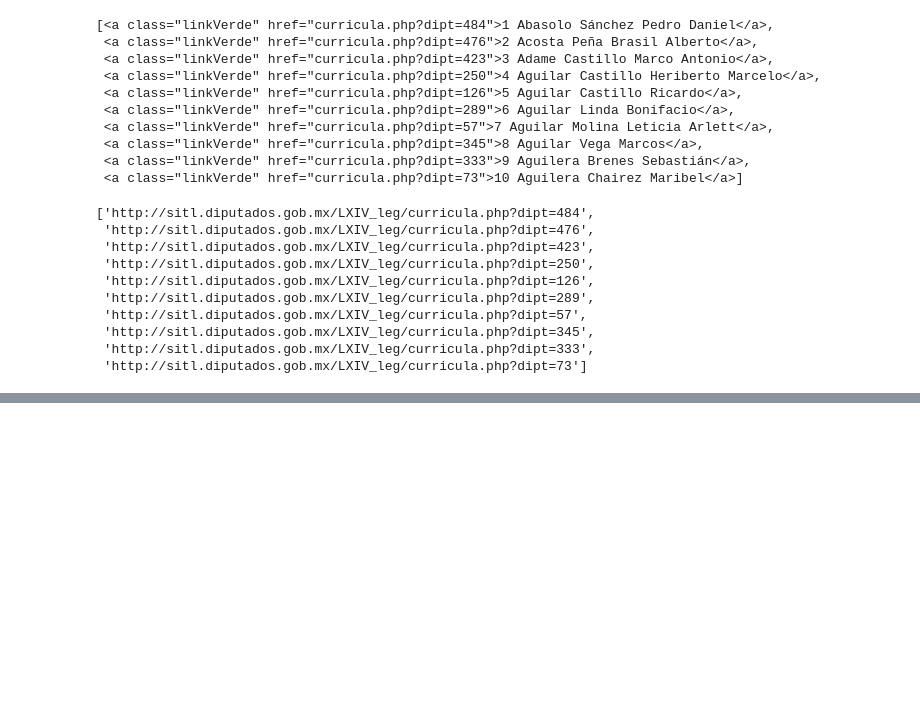
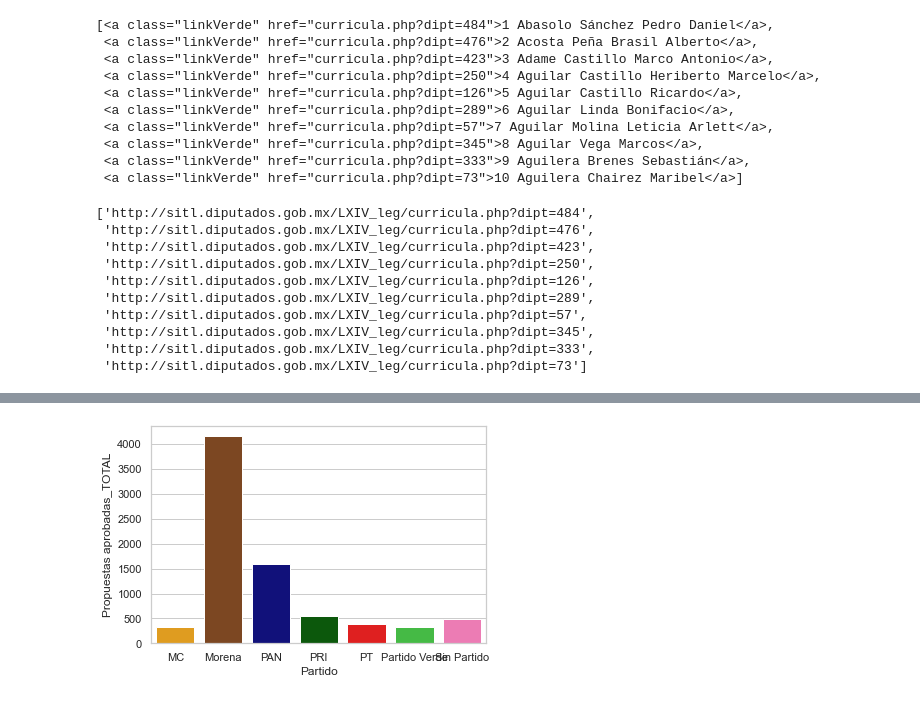
Before and after one commit to Sebas1245/DataScienceIntro, a Jupyter notebook: Lab04/04_Diputados.ipynb, the cells around one changed output, grey strips where cells are left out. Cells and saved outputs as stored; diff of their text form; code cells hidden in the pictures; blank space fills up the shorter version.

```diff
--- a/Lab04/04_Diputados.ipynb
+++ b/Lab04/04_Diputados.ipynb
@@ -196,0 +326,3 @@ congress_df.to_csv('congress_dataset.csv')
+# %%
+proposals_df = congress_df[['ID', 'Nombre', 'Partido', 'Escolaridad', 'Propuestas_TOTAL', 'Propuestas aprobadas_TOTAL']]
+proposals_df
@@ -196,0 +343,3 @@ congress_df.to_csv('congress_dataset.csv')
+# %%
+proposals_by_party = proposals_df.groupby('Partido')[['Propuestas_TOTAL', 'Propuestas aprobadas_TOTAL']].sum().reset_index()
+proposals_by_party
@@ -196,0 +355,4 @@ congress_df.to_csv('congress_dataset.csv')
+# %%
+approved_proposals_by_party = sns.barplot(x='Partido', y='Propuestas aprobadas_TOTAL', data=proposals_by_party, palette=party_color_palette)
+# %% [output]
+[figure, added]
```
Also changed, not shown: parts of 26 cells of this notebook, 1 other file.
